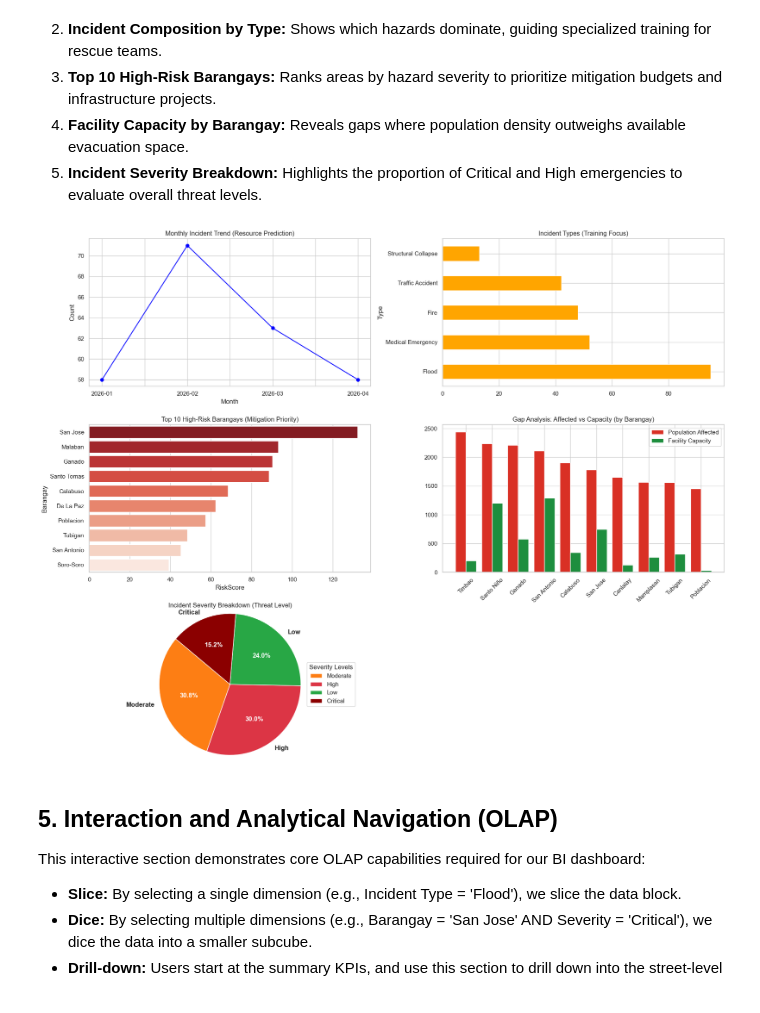
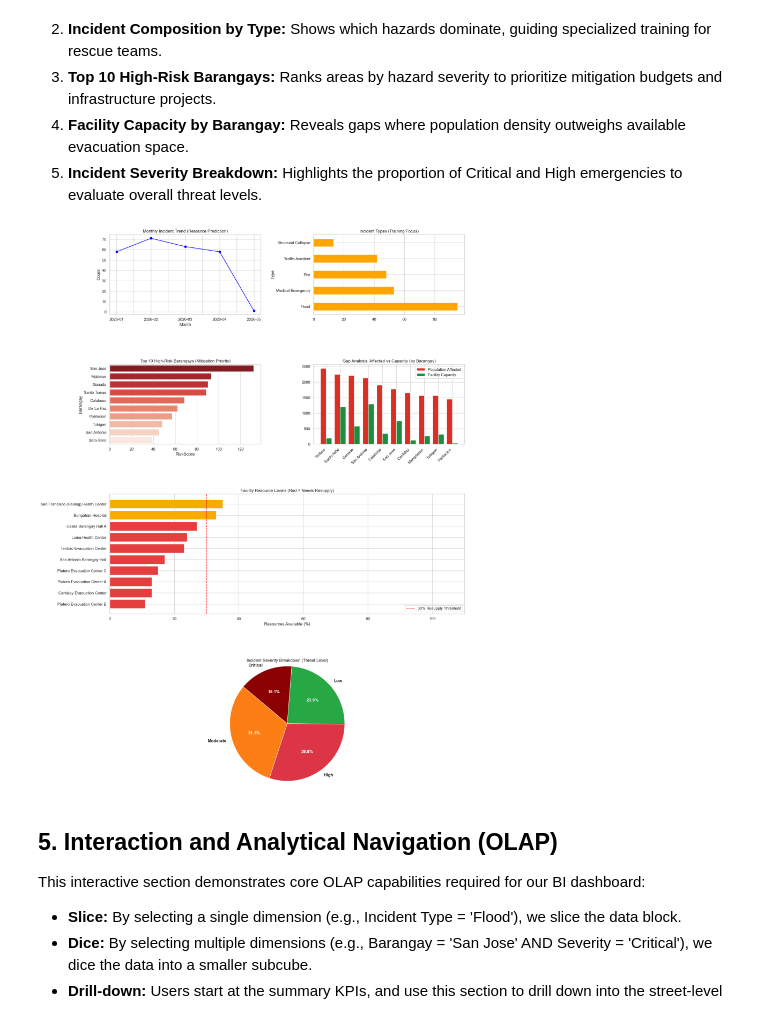
Before and after one commit to Funelas/Data_Viz_Final_Project, a Jupyter notebook: DRRMFinalDashboard_Funelas_Rivera_Torculas.ipynb, the cells around one changed output. Saved outputs shown, nothing was run; the diff lists cells and outputs as text; code cells hidden in the pictures.

Commit message:
feat: adjusted kpi and added horizontal bar chart resupply

```diff
--- a/DRRMFinalDashboard_Funelas_Rivera_Torculas.ipynb
+++ b/DRRMFinalDashboard_Funelas_Rivera_Torculas.ipynb
@@ -204,55 +193,67 @@ This section translates raw data into actionable Business Intelligence. Each vis
 # %%
 import matplotlib.colors as mcolors
 
-plt.figure(figsize=(18, 14))
+fig = plt.figure(figsize=(18, 28))
+gs = fig.add_gridspec(4, 2, height_ratios=[1, 1, 1.5, 1.5], hspace=0.5, wspace=0.35)
 
 # 1. Incident Trend Over Time
-plt.subplot(3, 2, 1)
-df_incidents.groupby('Month').size().plot(kind='line', marker='o', color='blue')
-plt.title('Monthly Incident Trend (Resource Prediction)')
-plt.ylabel('Count')
+ax1 = fig.add_subplot(gs[0, 0])
+df_incidents.groupby('Month').size().plot(kind='line', marker='o', color='blue', ax=ax1)
+ax1.set_title('Monthly Incident Trend (Resource Prediction)')
+ax1.set_ylabel('Count')
 
 # 2. Incident Composition by Type
-plt.subplot(3, 2, 2)
-df_incidents['Type'].value_counts().plot(kind='barh', color='orange')
-plt.title('Incident Types (Training Focus)')
+ax2 = fig.add_subplot(gs[0, 1])
+df_incidents['Type'].value_counts().plot(kind='barh', color='orange', ax=ax2)
+ax2.set_title('Incident Types (Training Focus)')
 
 # 3. Top 10 High-Risk Barangays
-plt.subplot(3, 2, 3)
+ax3 = fig.add_subplot(gs[1, 0])
 top_risk = df_brgy.sort_values(by='RiskScore', ascending=False).head(10)
-sns.barplot(data=top_risk, x='RiskScore', y='Barangay', palette='Reds_r')
-plt.title('Top 10 High-Risk Barangays (Mitigation Priority)')
+sns.barplot(data=top_risk, x='RiskScore', y='Barangay', palette='Reds_r', ax=ax3)
+ax3.set_title('Top 10 High-Risk Barangays (Mitigation Priority)')
 
 # 4. Gap Analysis: Population Affected vs Facility Capacity by Barangay
-plt.subplot(3, 2, 4)
+ax4 = fig.add_subplot(gs[1, 1])
 pop_affected = df_incidents.groupby('Barangay')['NumAffected'].sum()
 cap_per_brgy = df_fac.groupby('Barangay')['Capacity'].sum()
 gap_df = pd.DataFrame({'Population Affected': pop_affected, 'Facility Capacity': cap_per_brgy}).fillna(0)
 gap_df = gap_df.sort_values('Population Affected', ascending=False).head(10)
 x = range(len(gap_df))
 width = 0.4
-plt.bar([i - width/2 for i in x], gap_df['Population Affected'], width=width, color='#d93025', label='Population Affected')
-plt.bar([i + width/2 for i in x], gap_df['Facility Capacity'], width=width, color='#1e8e3e', label='Facility Capacity')
-plt.xticks(ticks=x, labels=gap_df.index, rotation=45)
-plt.title('Gap Analysis: Affected vs Capacity (by Barangay)')
-plt.legend()
-plt.tight_layout()
+ax4.bar([i - width/2 for i in x], gap_df['Population Affected'], width=width, color='#d93025', label='Population Affected')
+ax4.bar([i + width/2 for i in x], gap_df['Facility Capacity'], width=width, color='#1e8e3e', label='Facility Capacity')
+ax4.set_xticks(ticks=x)
+ax4.set_xticklabels(gap_df.index, rotation=45, ha='right')
+ax4.set_title('Gap Analysis: Affected vs Capacity (by Barangay)')
+ax4.legend()
 
-# 5. Incident Severity Breakdown
-plt.subplot(3, 2, 5)
+# 5. Facilities Needing Resupply
+ax5 = fig.add_subplot(gs[2, :])
+resupply_df = df_fac[['Name', 'ResourcesAvailable']].sort_values('ResourcesAvailable').head(10)
+colors_resupply = ['#e53e3e' if v < 30 else '#f9ab00' if v < 60 else '#1e8e3e' for v in resupply_df['ResourcesAvailable']]
+ax5.barh(resupply_df['Name'], resupply_df['ResourcesAvailable'], color=colors_resupply)
+ax5.axvline(x=30, color='red', linestyle='--', linewidth=1.5, label='30% Resupply Threshold')
+ax5.set_xlabel('Resources Available (%)')
+ax5.set_title('Facility Resource Levels (Red = Needs Resupply)')
+ax5.legend(loc='lower right')
+ax5.set_xlim(0, 110)
+
+# 6. Incident Severity Breakdown
+ax6 = fig.add_subplot(gs[3, :])
 sev_counts = df_incidents['Severity'].value_counts()
 color_map = {'Low': '#28a745', 'Moderate': '#fd7e14', 'High': '#dc3545', 'Critical': '#8b0000'}
 colors = [color_map.get(x, 'gray') for x in sev_counts.index]
-patches, texts, autotexts = plt.pie(sev_counts, autopct='%1.1f%%', colors=colors, labels=sev_counts.index, startangle=140, radius=1.2)
+patches, texts, autotexts = ax6.pie(sev_counts, autopct='%1.1f%%', colors=colors, labels=sev_counts.index, startangle=140, radius=1.2)
 plt.setp(autotexts, size=12, weight="bold", color="white")
 plt.setp(texts, size=12, weight="bold")
-plt.title('Incident Severity Breakdown (Threat Level)')
-plt.ylabel('')
-plt.legend(title="Severity Levels", loc="center left", bbox_to_anchor=(1, 0, 0.5, 1))
+ax6.set_title('Incident Severity Breakdown (Threat Level)')
+ax6.set_ylabel('')
+
 plt.tight_layout()
 plt.show()
 # %% [output]
-[figure, old version]
+[figure, new version]
 # %% [markdown]
 ## 5. Interaction and Analytical Navigation (OLAP)
 This interactive section demonstrates core OLAP capabilities required for our BI dashboard:
```
Also changed, not shown: parts of 3 cells of this notebook, 3 other files.
